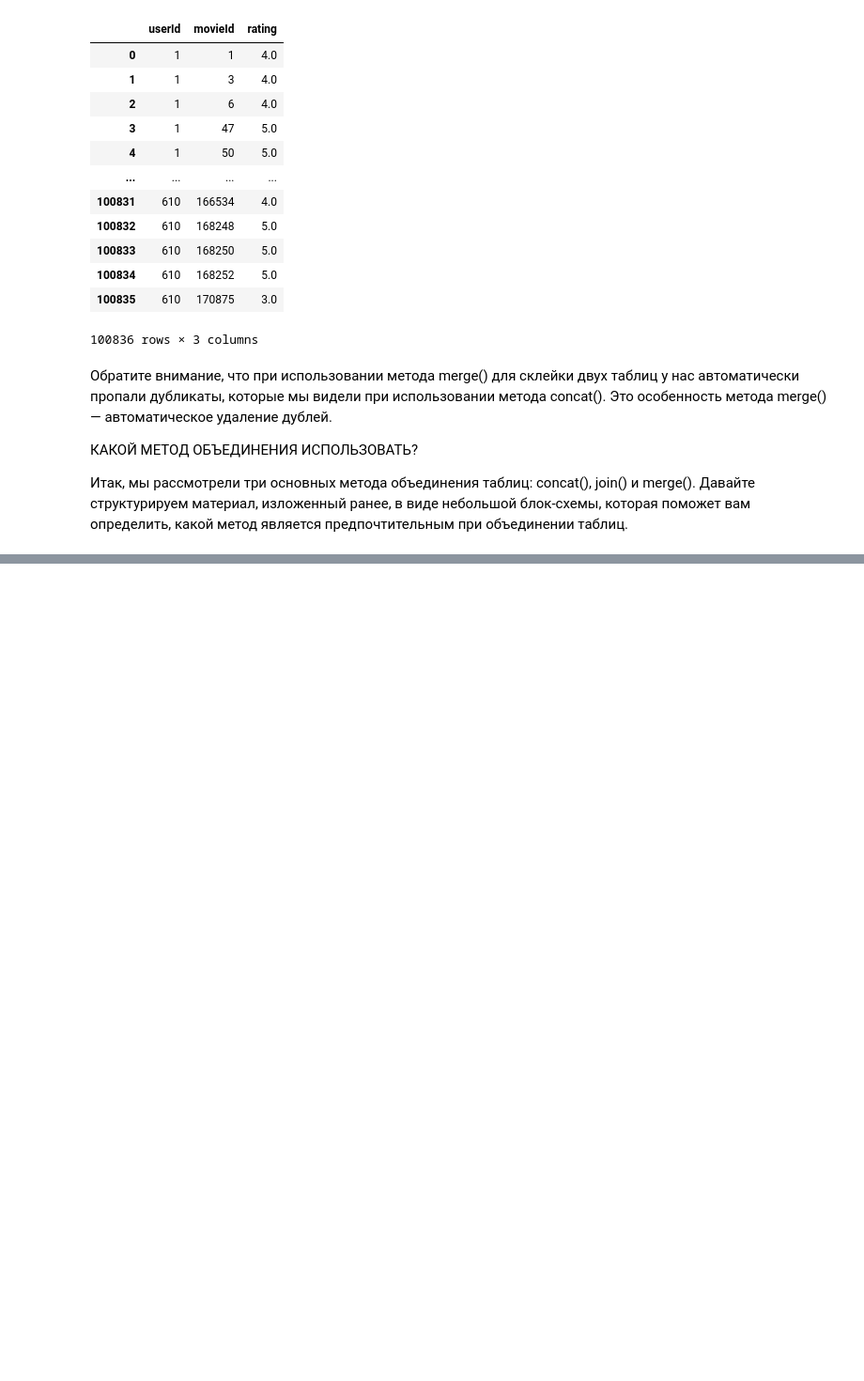
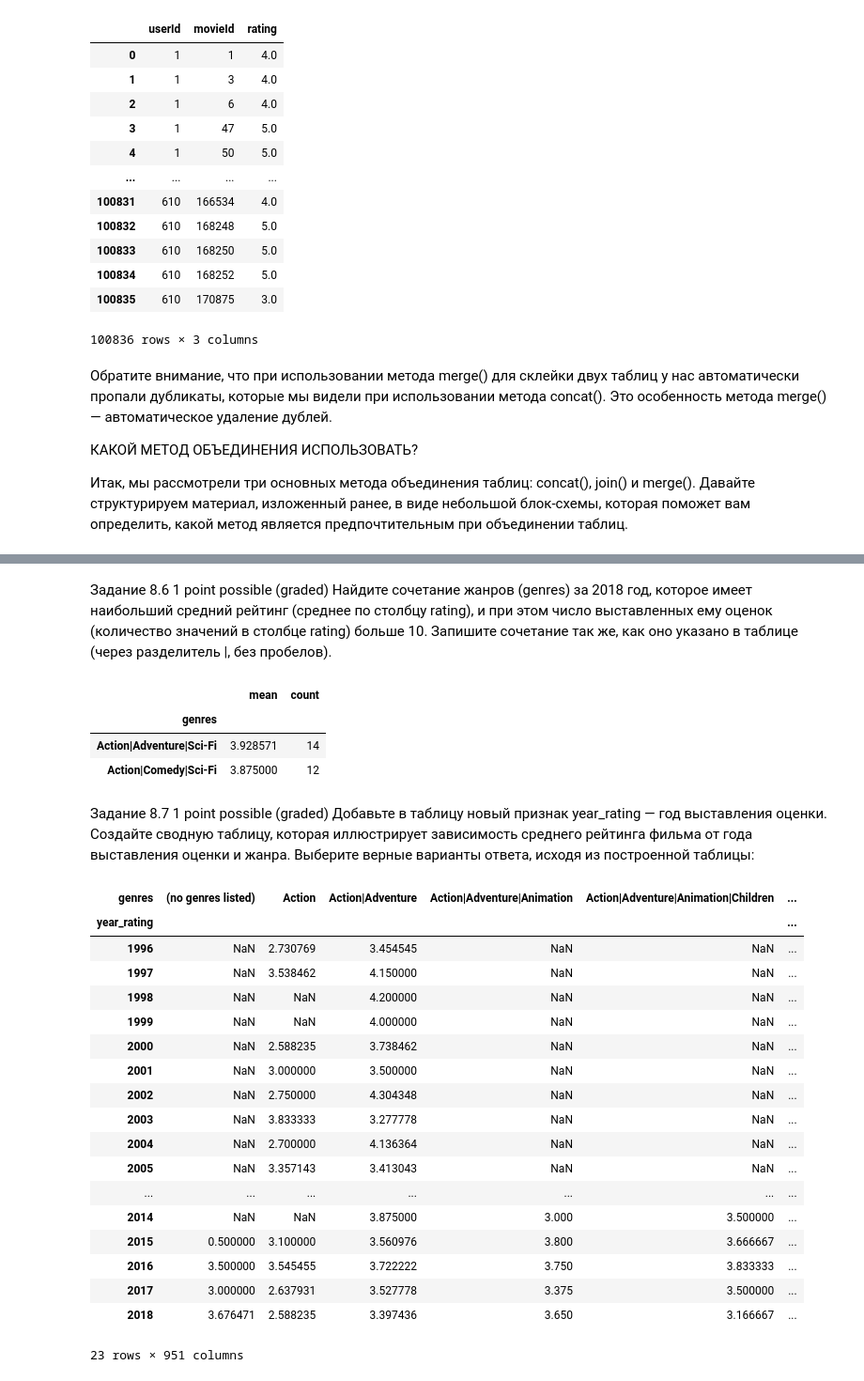
Before and after one commit to DadonovIV/for_sf_ds, a Jupyter notebook: study/python_12/python_12_theory.ipynb, the cells around one changed output, grey strips where cells are left out. Shown: that part at 94% size. Drawn from its saved outputs; the diff is of its cells as text; code cells hidden in the pictures; blank space fills up the shorter version.

```diff
--- a/study/python_12/python_12_theory.ipynb
+++ b/study/python_12/python_12_theory.ipynb
@@ -524,0 +527,20 @@ display(merge_ratings)
+# %%
+import pandas as pd
+
+ratings_movies = pd.read_csv('C:/Users/ilyad/IDE/study/python_12/ratings_movies.csv')
+
+#библиотека для регулярных выражений
+import re
+def get_year_release(arg):
+    #находим все слова по шаблону "(DDDD)"
+    candidates = re.findall(r'\(\d{4}\)', arg)
+    # проверяем число вхождений
+    if len(candidates) > 0:
+        #если число вхождений больше 0,
+	#очищаем строку от знаков "(" и ")"
+        year = candidates[0].replace('(', '')
+        year = year.replace(')', '')
+        return int(year)
+    else:
+        #если год не указан, возвращаем None
+        return None
@@ -524,0 +560,3 @@ display(merge_ratings)
+# %%
+joined['year_release'] = joined['title'].apply(get_year_release)
+joined.info()
@@ -524,0 +667,53 @@ display(merge_ratings)
+# %% [markdown]
+Задание 8.6
+1 point possible (graded)
+Найдите сочетание жанров (genres) за 2018 год, которое имеет наибольший средний рейтинг (среднее по столбцу rating), и при этом число выставленных ему оценок (количество значений в столбце rating) больше 10.
+Запишите сочетание так же, как оно указано в таблице (через разделитель |, без пробелов).
+# %%
+mask = joined['year_release'] == 2018
+grouped = joined[mask].groupby('genres')['rating'].agg(
+    ['mean', 'count']
+)
+grouped[grouped['count']>10].sort_values(
+    by='mean',
+    ascending=False
+)
+# %% [output]
+|  | mean | count |
+| genres |  |  |
+| Action|Adventure|Sci-Fi | 3.928571 | 14 |
+| Action|Comedy|Sci-Fi | 3.875000 | 12 |
+# %% [markdown]
+Задание 8.7
+1 point possible (graded)
+Добавьте в таблицу новый признак year_rating — год выставления оценки. Создайте сводную таблицу, которая иллюстрирует зависимость среднего рейтинга фильма от года выставления оценки и жанра. Выберите верные варианты ответа, исходя из построенной таблицы:
+# %%
+joined['date'] = pd.to_datetime(joined['date'])
+joined['year_rating'] = joined['date'].dt.year
+pivot = joined.pivot_table(
+    index='year_rating',
+    columns='genres',
+    values='rating',
+    aggfunc='mean'
+)
+display(pivot)
+# %% [output]
+| genres | (no genres listed) | Action | Action|Adventure | Action|Adventure|Animation | Action|Adventure|Animation|Children | ... |
+| year_rating |  |  |  |  |  | ... |
+| 1996 | NaN | 2.730769 | 3.454545 | NaN | NaN | ... |
+| 1997 | NaN | 3.538462 | 4.150000 | NaN | NaN | ... |
+| 1998 | NaN | NaN | 4.200000 | NaN | NaN | ... |
+| 1999 | NaN | NaN | 4.000000 | NaN | NaN | ... |
+| 2000 | NaN | 2.588235 | 3.738462 | NaN | NaN | ... |
+| 2001 | NaN | 3.000000 | 3.500000 | NaN | NaN | ... |
+| 2002 | NaN | 2.750000 | 4.304348 | NaN | NaN | ... |
+| 2003 | NaN | 3.833333 | 3.277778 | NaN | NaN | ... |
+| 2004 | NaN | 2.700000 | 4.136364 | NaN | NaN | ... |
+| 2005 | NaN | 3.357143 | 3.413043 | NaN | NaN | ... |
+| ... | ... | ... | ... | ... | ... | ... |
+| 2014 | NaN | NaN | 3.875000 | 3.000 | 3.500000 | ... |
+| 2015 | 0.500000 | 3.100000 | 3.560976 | 3.800 | 3.666667 | ... |
+| 2016 | 3.500000 | 3.545455 | 3.722222 | 3.750 | 3.833333 | ... |
+| 2017 | 3.000000 | 2.637931 | 3.527778 | 3.375 | 3.500000 | ... |
+| 2018 | 3.676471 | 2.588235 | 3.397436 | 3.650 | 3.166667 | ... |
+23 rows × 951 columns
```
Also changed, not shown: parts of 14 cells of this notebook.
